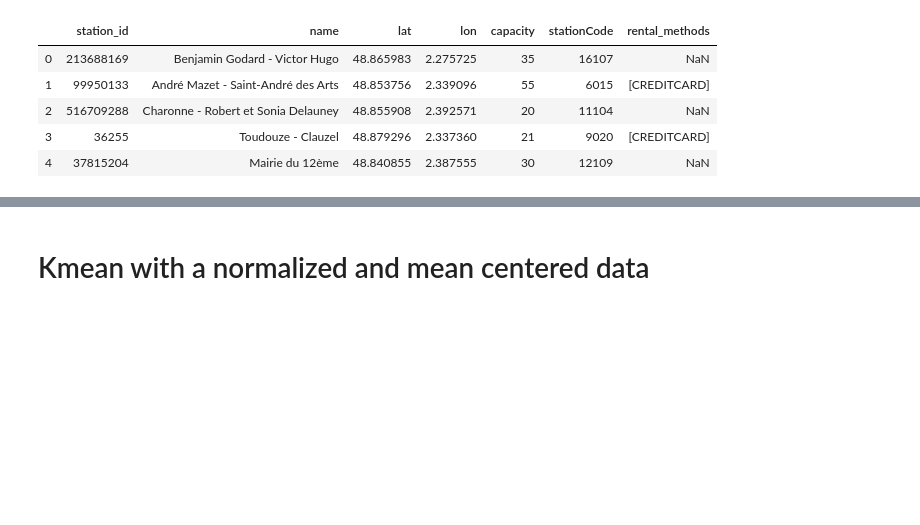
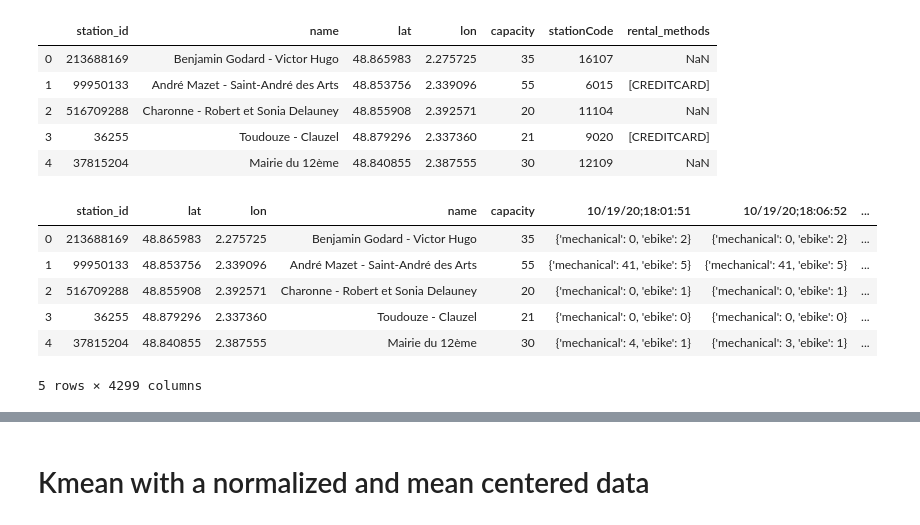
Before and after one commit to mathispuissant/StatApp, a Jupyter notebook: visualisation.ipynb, the cells around one changed output, grey strips where cells are left out. Saved outputs shown, nothing was run; the diff lists cells and outputs as text; code cells hidden in the pictures; blank space fills up the shorter version.

```diff
--- a/visualisation.ipynb
+++ b/visualisation.ipynb
@@ -265,5 +264,15 @@ df_id_name_capacity = df_station_info[["station_id", "name", "capacity"]]
 # %%
 velib_w_capacity = df_id_name_capacity.merge(velib, how = "inner", left_on = "station_id", right_on = "station_id")
 velib_w_capacity = velib_w_capacity[velib_w_capacity["capacity"] != 0]
+# %%
+velib_w_capacity.head()
+# %% [output]
+|  | station_id | lat | lon | name | capacity | 10/19/20;18:01:51 | 10/19/20;18:06:52 | ... |
+| 0 | 213688169 | 48.865983 | 2.275725 | Benjamin Godard - Victor Hugo | 35 | {'mechanical': 0, 'ebike': 2} | {'mechanical': 0, 'ebike': 2} | ... |
+| 1 | 99950133 | 48.853756 | 2.339096 | André Mazet - Saint-André des Arts | 55 | {'mechanical': 41, 'ebike': 5} | {'mechanical': 41, 'ebike': 5} | ... |
+| 2 | 516709288 | 48.855908 | 2.392571 | Charonne - Robert et Sonia Delauney | 20 | {'mechanical': 0, 'ebike': 1} | {'mechanical': 0, 'ebike': 1} | ... |
+| 3 | 36255 | 48.879296 | 2.337360 | Toudouze - Clauzel | 21 | {'mechanical': 0, 'ebike': 0} | {'mechanical': 0, 'ebike': 0} | ... |
+| 4 | 37815204 | 48.840855 | 2.387555 | Mairie du 12ème | 30 | {'mechanical': 4, 'ebike': 1} | {'mechanical': 3, 'ebike': 1} | ... |
+5 rows × 4299 columns
 # %%
 Y = []
```
Also changed, not shown: parts of 22 cells of this notebook, 9 other files.
